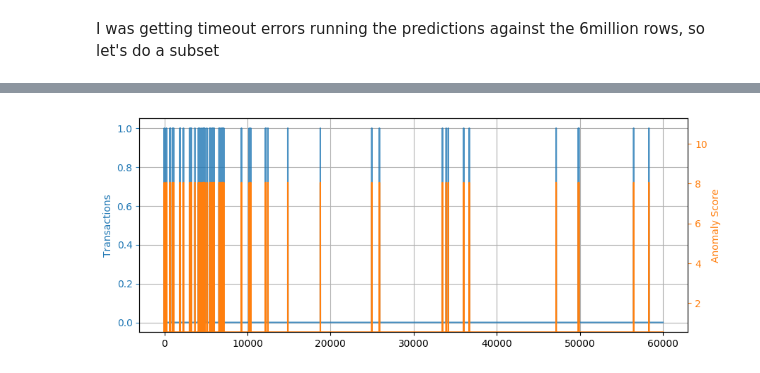
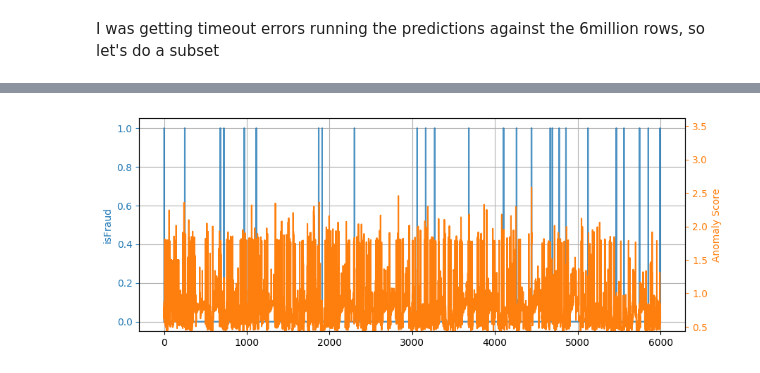
Before and after one commit to tritab/amazon-sagemaker-architecting-for-ml, a Jupyter notebook: cc-fraud/Fraud - Feature Engineering.ipynb, the cells around one changed output, grey strips where cells are left out. Drawn from its saved outputs; the diff is of its cells as text; code cells hidden in the pictures.

```diff
--- a/cc-fraud/Fraud - Feature Engineering.ipynb
+++ b/cc-fraud/Fraud - Feature Engineering.ipynb
@@ -68,5 +138,6 @@ rcf = RandomCutForest(role=execution_role,
                       num_trees=50)
 
 # automatically upload the training data to S3 and run the training job
-rcf.fit(rcf.record_set(df.isFraud.as_matrix().reshape(-1,1)))
+#rcf.fit(rcf.record_set(df.isFraud.as_matrix().reshape(-1,1)))
+rcf.fit(rcf.record_set(df.as_matrix()))
 # %% [output]
@@ -109,7 +180,8 @@ rcf_inference.serializer = csv_serializer
 rcf_inference.accept = 'application/json'
 rcf_inference.deserializer = json_deserializer
 # %%
-df_numpy = df.isFraud.as_matrix().reshape(-1,1)
+#df_numpy = df.isFraud.as_matrix().reshape(-1,1)
+df_numpy = df.as_matrix()
 print(df_numpy[:6])
 results = rcf_inference.predict(df_numpy[:6])
 # %% [output]
@@ -122,8 +206,10 @@ results = rcf_inference.predict(df_numpy[:6])
 # %% [markdown]
 I was getting timeout errors running the predictions against the 6million rows, so let's do a subset
-# %%
-df_numpy = df_numpy[:60000]
-df_small = df[:60000]
+# %%
+samples = 6000
+df_numpy = df_numpy[:samples]
+df_small = df[:samples]
+df_orig = df_orig[:samples]
 # %%
 results = rcf_inference.predict(df_numpy)
 scores = [datum['score'] for datum in results['scores']]
@@ -172,28 +244,28 @@ matplotlib.rcParams['figure.dpi'] = 100
 # %%
 fig, ax1 = plt.subplots()
 ax2 = ax1.twinx()
 
 #
 # *Try this out* - change `start` and `end` to zoom in on the
 # anomaly found earlier in this notebook
 #
 start, end = 0, len(df_small)
 #start, end = 5500, 6500
 df_subset = df_small[start:end]
 
-ax1.plot(df_subset['isFraud'], color='C0', alpha=0.8)
+ax1.plot(df_orig['isFraud'], color='C0', alpha=0.8)
 ax2.plot(df_subset['score'], color='C1')
 
 ax1.grid(which='major', axis='both')
 
-ax1.set_ylabel('Transactions', color='C0')
+ax1.set_ylabel('isFraud', color='C0')
 ax2.set_ylabel('Anomaly Score', color='C1')
 
 ax1.tick_params('y', colors='C0')
 ax2.tick_params('y', colors='C1')
 
 #ax1.set_ylim(0, 40000)
 ax2.set_ylim(min(scores), 1.4*max(scores))
 fig.set_figwidth(10)
 # %% [output]
-[figure, old version]
+[figure, new version]
```
Also changed, not shown: parts of 27 cells of this notebook.
